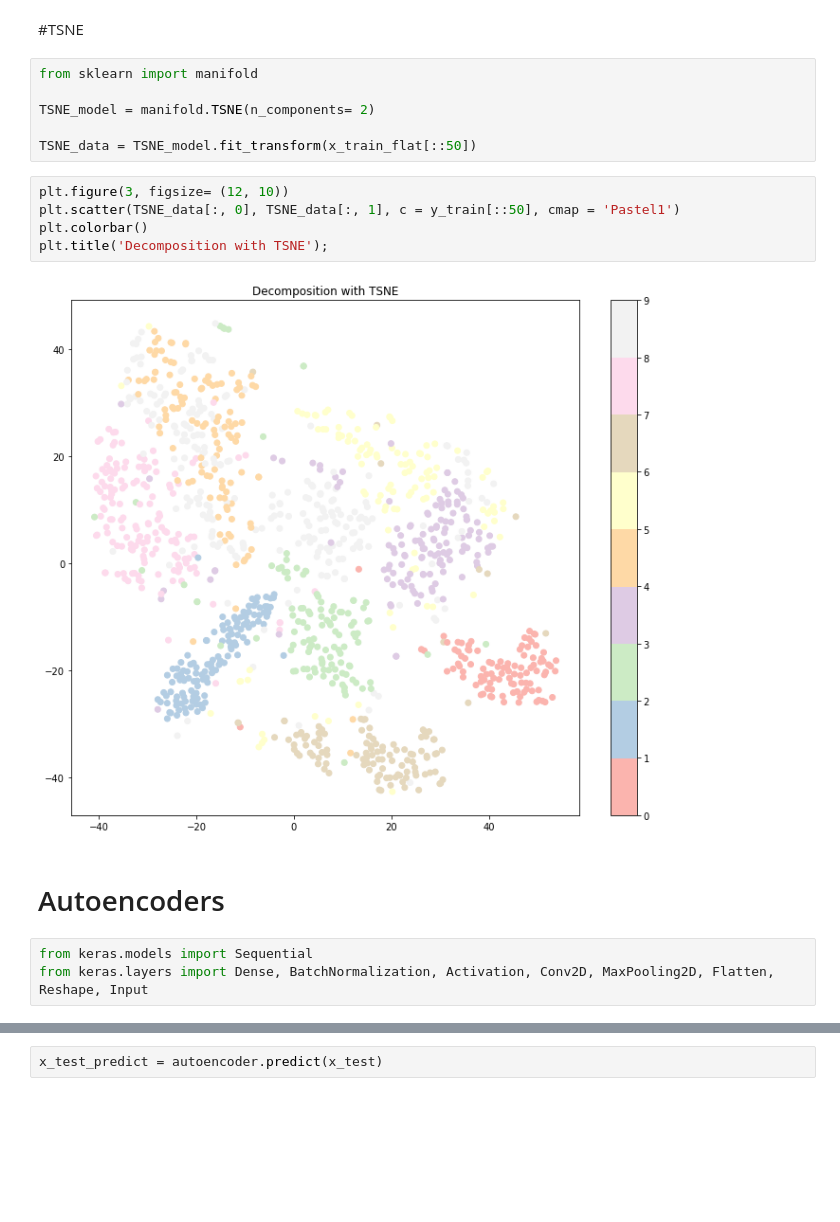
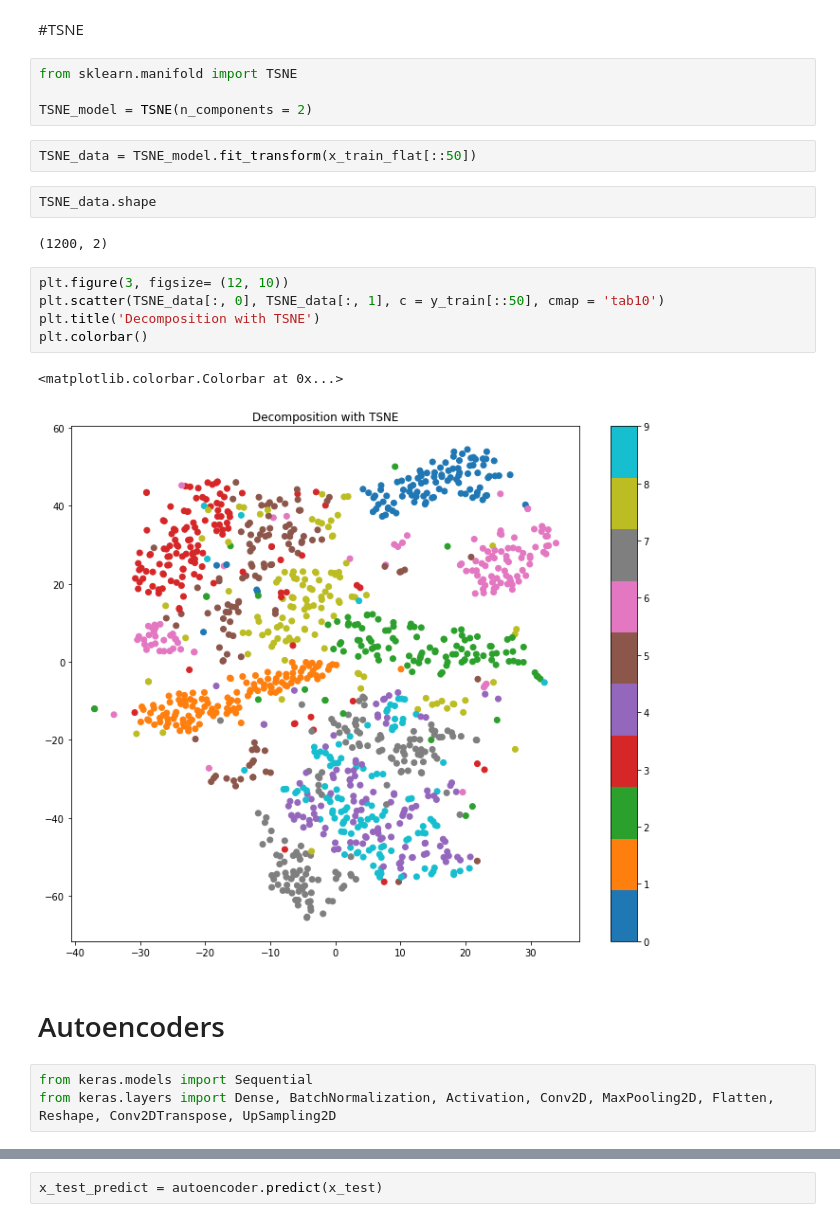
Before and after one commit to luisdiaz1997/DataScienceCourse, a Jupyter notebook: Week_12_solutions.ipynb, the cells around one changed output, grey strips where cells are left out. Drawn from its saved outputs; the diff is of its cells as text; blank space fills up the shorter version.

```diff
--- a/Week_12_solutions.ipynb
+++ b/Week_12_solutions.ipynb
@@ -50,23 +67,28 @@ plt.title('Decomposition with MDS');
 # %% [markdown]
 #TSNE
 # %%
-from sklearn import manifold
+from sklearn.manifold import TSNE
 
-TSNE_model = manifold.TSNE(n_components= 2)
-
-TSNE_data = TSNE_model.fit_transform(x_train_flat[::50])
+TSNE_model = TSNE(n_components = 2)
+# %%
+TSNE_data = TSNE_model.fit_transform(x_train_flat[::50])
+# %%
+TSNE_data.shape
+# %% [output]
+(1200, 2)
 # %%
 plt.figure(3, figsize= (12, 10))
-plt.scatter(TSNE_data[:, 0], TSNE_data[:, 1], c = y_train[::50], cmap = 'Pastel1')
+plt.scatter(TSNE_data[:, 0], TSNE_data[:, 1], c = y_train[::50], cmap = 'tab10')
+plt.title('Decomposition with TSNE')
 plt.colorbar()
-plt.title('Decomposition with TSNE');
 # %% [output]
+<matplotlib.colorbar.Colorbar at 0x...>
-[figure, old version]
+[figure, new version]
 # %% [markdown]
 # Autoencoders
 # %%
 from keras.models import Sequential
-from keras.layers import Dense, BatchNormalization, Activation, Conv2D, MaxPooling2D, Flatten, Reshape, Input
+from keras.layers import Dense, BatchNormalization, Activation, Conv2D, MaxPooling2D, Flatten, Reshape, Conv2DTranspose, UpSampling2D
 # %%
 encoder = Sequential([
                       Flatten(input_shape = (28, 28, 1)),
```
Also changed, not shown: parts of 40 cells of this notebook.
